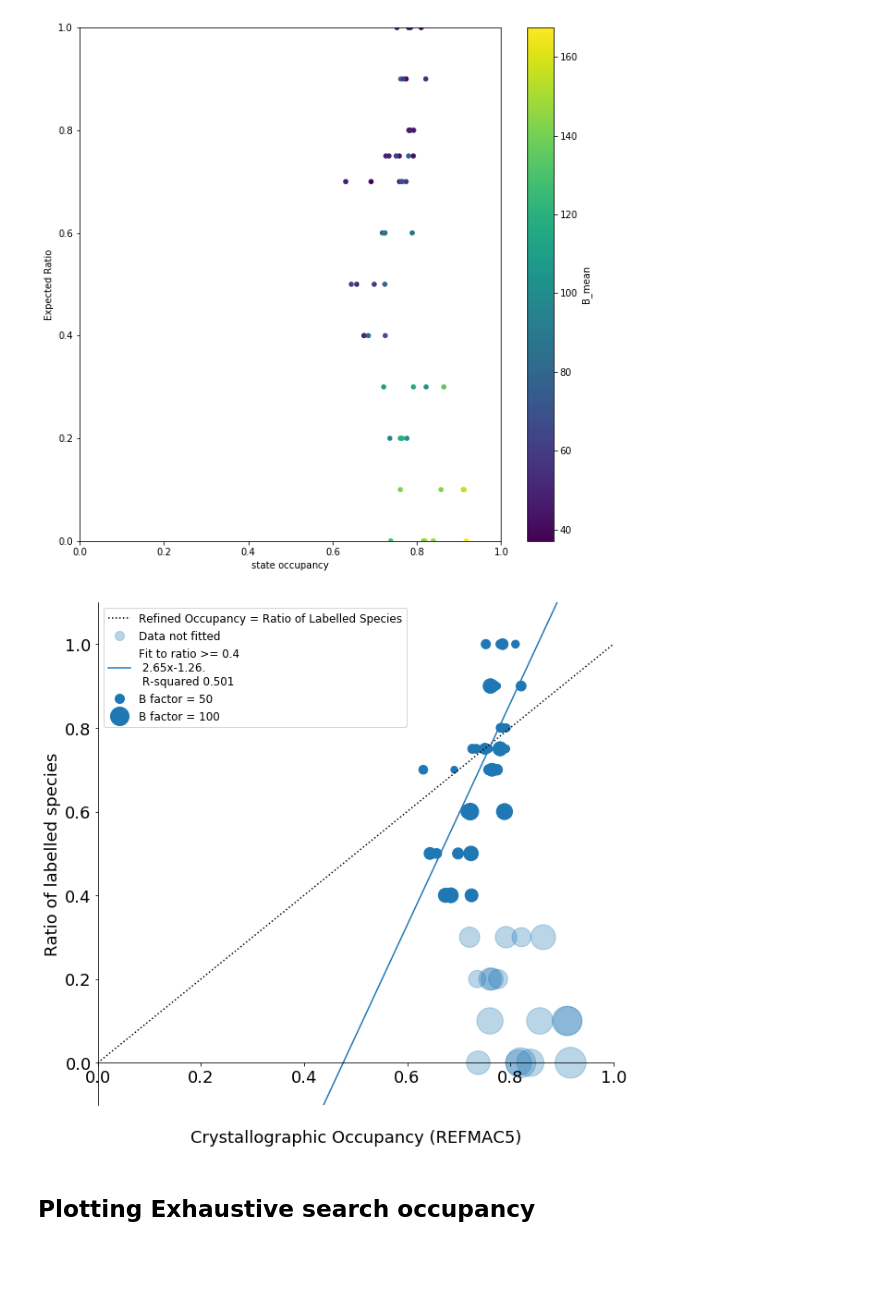
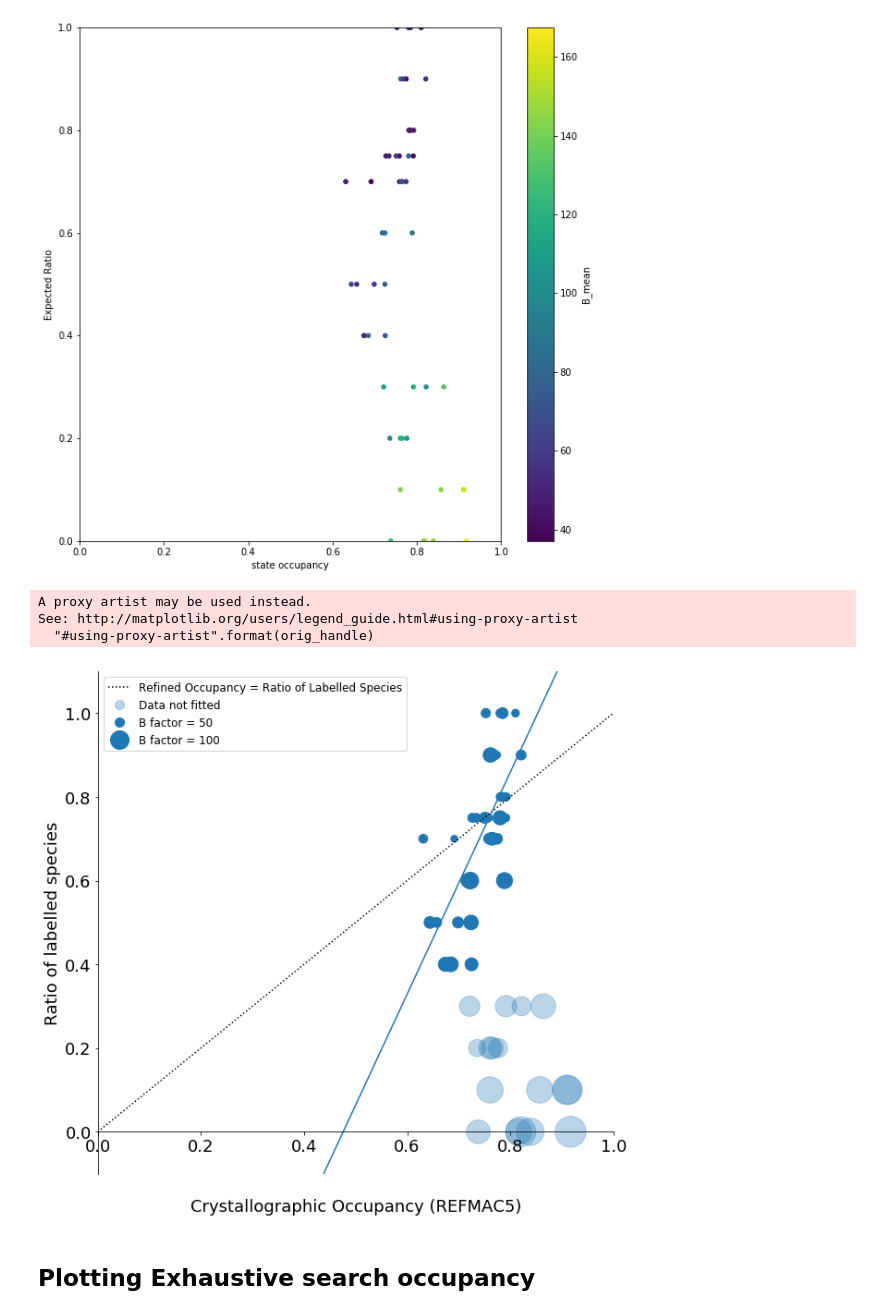
Before and after one commit to nelse003/mass_spec_ratio, a Jupyter notebook: NUDT7_ratios.ipynb, the cells around one changed output. Saved outputs shown, nothing was run; the diff lists cells and outputs as text; code cells hidden in the pictures; blank space fills up the shorter version.

```diff
--- a/NUDT7_ratios.ipynb
+++ b/NUDT7_ratios.ipynb
@@ -628,35 +628,38 @@ def plot_ratio_occupancy(occ_df, xlabel, f_name, occ_column_name, b_col_name="B_
 
     fit = sm.OLS(yFit, sm.add_constant(xFit)).fit()
 
-    plt.plot(np.linspace(0, 1, 100), np.linspace(0, 1, 100)*fit.params[1] +fit.params[0])
+    line_2 = plt.plot(np.linspace(0, 1, 100), np.linspace(0, 1, 100)*fit.params[1] +fit.params[0])
 
     legend  = plt.legend((line_1, trans_blue_circ, line_2, blue_circ, blue_circ_2),
                ("Refined Occupancy = Ratio of Labelled Species",
                 "Data not fitted",
                 "Fit to ratio >= {}\n {:.2f}x{:+.2f}. \n R-squared {:.3f}".format(
                     min_cond,
                 fit.params[1],fit.params[0],fit.rsquared),
                 "B factor = 50",
                 "B factor = 100"), prop={'size': 12})
 
     plt.savefig(f_name, dpi=600)
 
 occ_correct = "occ_correct.csv"
 occ_correct_df = pd.read_csv(occ_correct)
 mounted_df = pd.read_csv('mounted_ratios.csv')
 
 
 occ_df = pd.merge(occ_correct_df, mounted_df, right_on='  Mounted Crystal ID ', left_on='crystal')
 occ_df = occ_df[occ_df.state=="bound"]
 occ_df = occ_df[occ_df.resname=="LIG"]
 occ_df = occ_df[occ_df['occupancy group']==5]
 
 plot_ratio_occupancy(occ_df=occ_df,
                      f_name="Occupancy_B_factor_refmac_5.png",
                      xlabel="Crystallographic Occupancy (REFMAC5)",
                     occ_column_name="state occupancy")
 # %% [output]
+A proxy artist may be used instead.
+See: http://matplotlib.org/users/legend_guide.html#using-proxy-artist
+  "#using-proxy-artist".format(orig_handle)
-[figure, old version]
+[figure, new version]
 # %%
 occ_df['Calibrated_exp_curve_fit_ratio'] = expon(occ_df['Expected Ratio'], *exp_popt)
 # %%
```
Also changed, not shown: 4 other files.
